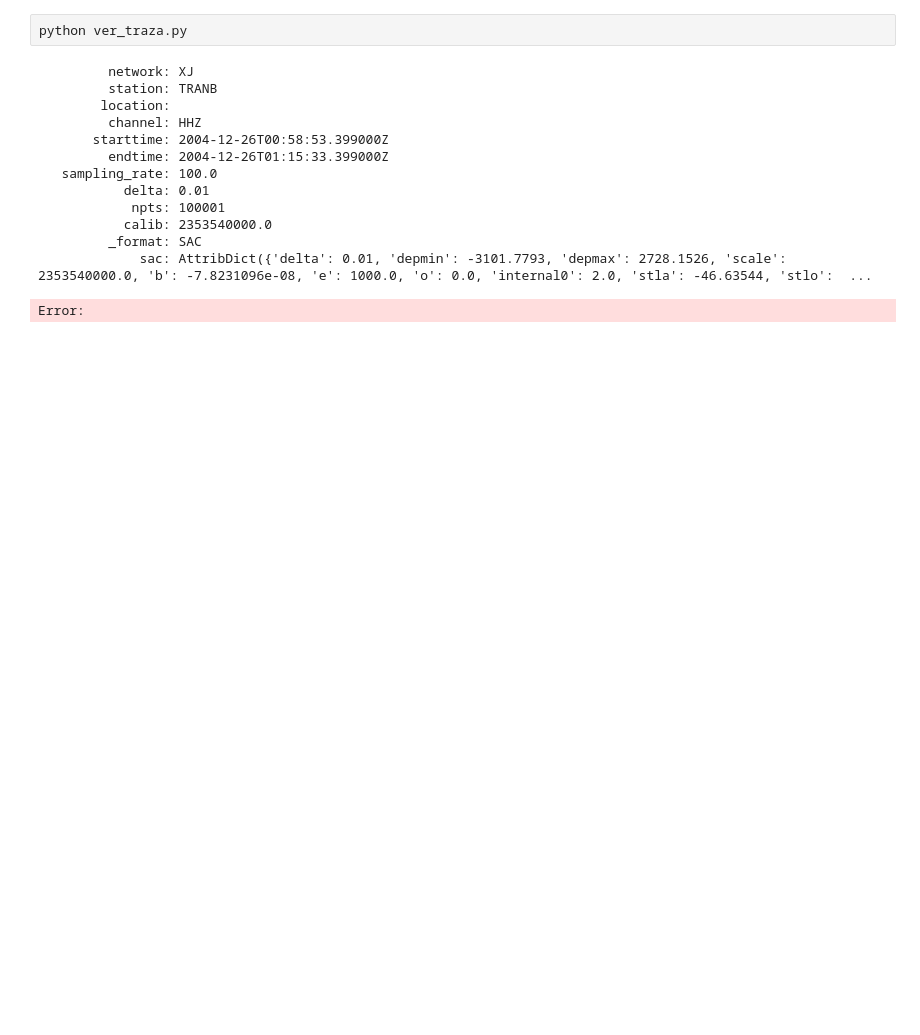
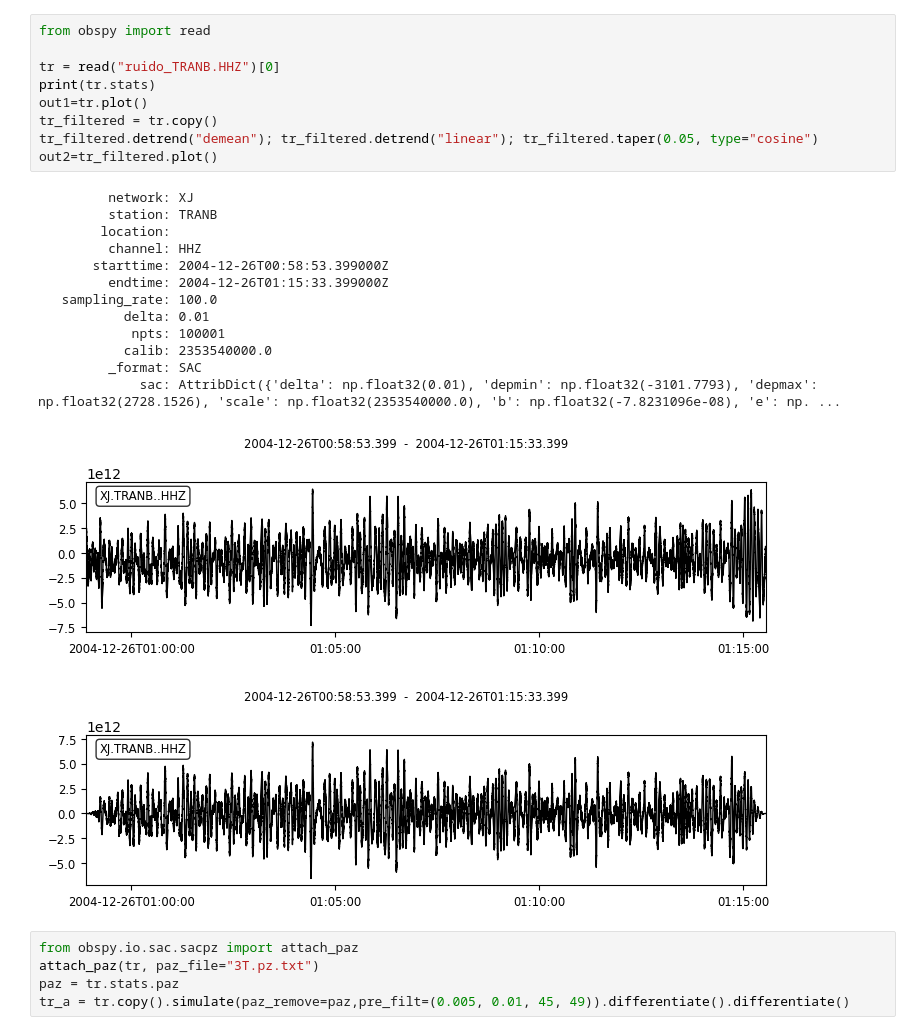
Before and after one commit to CristopherSanchezA/Geofisica-Python, a Jupyter notebook: Análisis_Datos_Sismológicos/ADS_P_04.ipynb, the cells around one changed output. Saved outputs shown, nothing was run; the diff lists cells and outputs as text; blank space fills up the shorter version.

```diff
--- a/Análisis_Datos_Sismológicos/ADS_P_04.ipynb
+++ b/Análisis_Datos_Sismológicos/ADS_P_04.ipynb
@@ -1,16 +1,29 @@
 # %%
-python ver_traza.py
+from obspy import read
+
+tr = read("ruido_TRANB.HHZ")[0]
+print(tr.stats)
+out1=tr.plot()
+tr_filtered = tr.copy()
+tr_filtered.detrend("demean"); tr_filtered.detrend("linear"); tr_filtered.taper(0.05, type="cosine")
+out2=tr_filtered.plot()
 # %% [output]
          network: XJ
          station: TRANB
         location:
          channel: HHZ
        starttime: 2004-12-26T00:58:53.399000Z
          endtime: 2004-12-26T01:15:33.399000Z
    sampling_rate: 100.0
            delta: 0.01
             npts: 100001
            calib: 2353540000.0
          _format: SAC
-             sac: AttribDict({'delta': 0.01, 'depmin': -3101.7793, 'depmax': 2728.1526, 'scale': 2353540000.0, 'b': -7.8231096e-08, 'e': 1000.0, 'o': 0.0, 'internal0': 2.0, 'stla': -46.63544, 'stlo':  ...
+             sac: AttribDict({'delta': np.float32(0.01), 'depmin': np.float32(-3101.7793), 'depmax': np.float32(2728.1526), 'scale': np.float32(2353540000.0), 'b': np.float32(-7.8231096e-08), 'e': np. ...
-Error:
+[figure, added]
+[figure, added]
+# %%
+from obspy.io.sac.sacpz import attach_paz
+attach_paz(tr, paz_file="3T.pz.txt")
+paz = tr.stats.paz
+tr_a = tr.copy().simulate(paz_remove=paz,pre_filt=(0.005, 0.01, 45, 49)).differentiate().differentiate()
```
Also changed, not shown: parts of 11 cells of this notebook, 5 other files.
